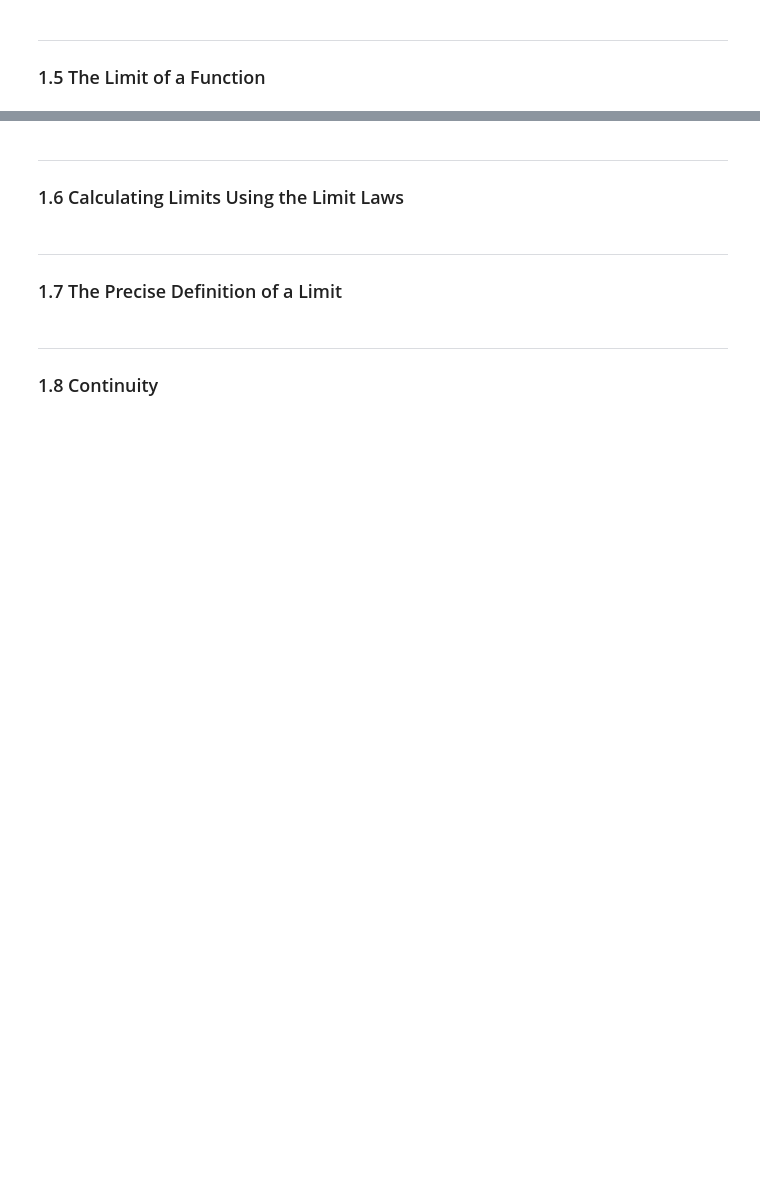
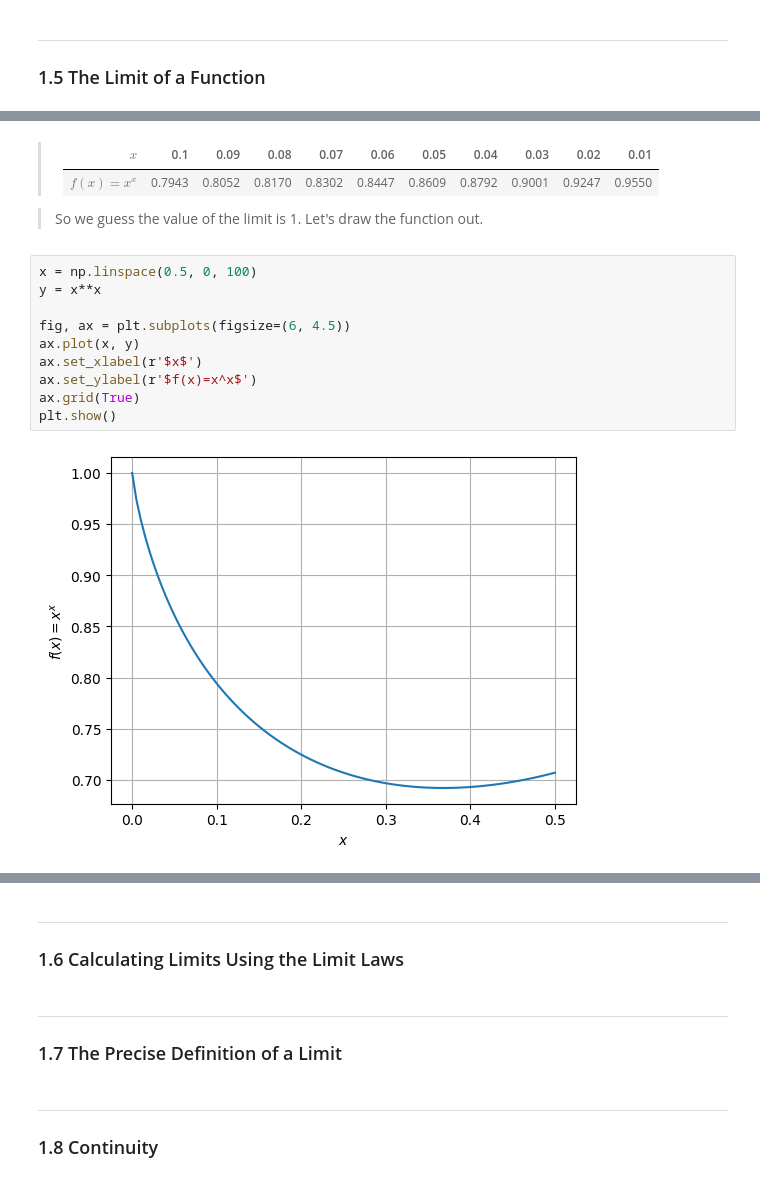
Before and after one commit to Aipss/DiveIntoDeepLearning, a Jupyter notebook: Calculus/Chapter1_Functions-and-Limits.ipynb, the cells around one changed output, grey strips where cells are left out. Saved outputs shown, nothing was run; the diff lists cells and outputs as text; blank space fills up the shorter version.

```diff
--- a/Calculus/Chapter1_Functions-and-Limits.ipynb
+++ b/Calculus/Chapter1_Functions-and-Limits.ipynb
@@ -1060,0 +1068,18 @@ So the estimated instantaneous velocity when t=3 is -31.82
+# %% [markdown]
+> | $x$ | 0.1 | 0.09 | 0.08 | 0.07 | 0.06 | 0.05 | 0.04 | 0.03 | 0.02 | 0.01 |
+> |:--:|:--:|:--:|:--:|:--:|:--:|:--:|:--:|:--:|:--:|:--:|
+> | $f(x)=x^x$| 0.7943 | 0.8052 | 0.8170 | 0.8302 | 0.8447 | 0.8609 | 0.8792 | 0.9001 | 0.9247 | 0.9550 |
+
+> So we guess the value of the limit is 1. Let's draw the function out.
+# %%
+x = np.linspace(0.5, 0, 100)
+y = x**x
+
+fig, ax = plt.subplots(figsize=(6, 4.5))
+ax.plot(x, y)
+ax.set_xlabel(r'$x$')
+ax.set_ylabel(r'$f(x)=x^x$')
+ax.grid(True)
+plt.show()
+# %% [output]
+[figure, added]
```
Also changed, not shown: parts of 27 cells of this notebook, 1 other file.
